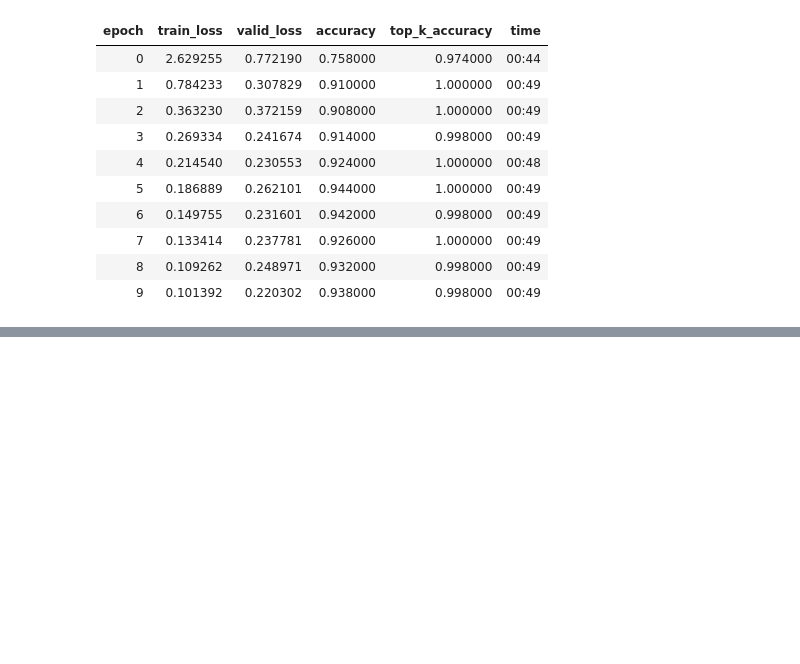
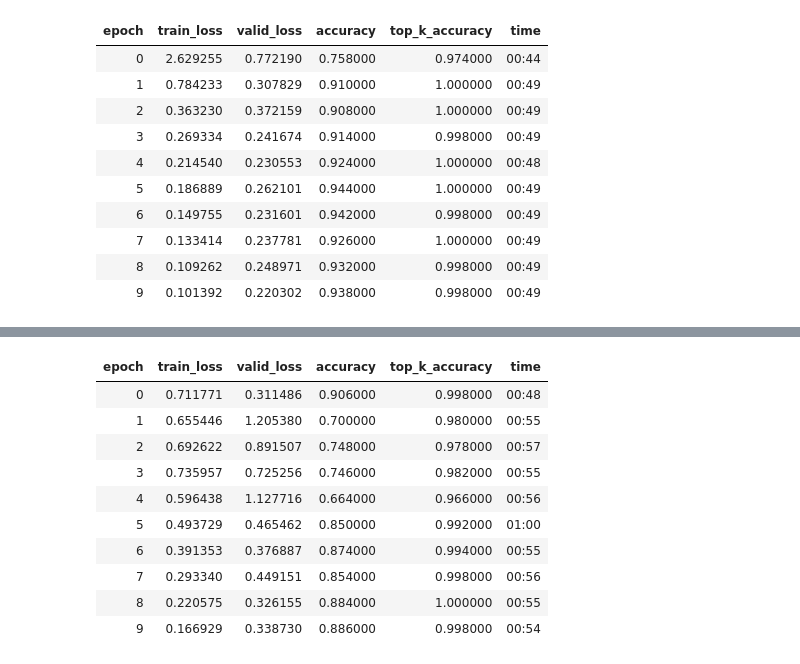
Before and after one commit to mgrankin/SimpleSelfAttention, a Jupyter notebook: PretrainedExamples.ipynb, the cells around one changed output, grey strips where cells are left out. Cells and saved outputs as stored; diff of their text form; code cells hidden in the pictures; blank space fills up the shorter version.

```diff
--- a/PretrainedExamples.ipynb
+++ b/PretrainedExamples.ipynb
@@ -166,0 +214,15 @@
+# %%
+%run pretrained.py --arch resnet50 --pretrained 1 --woof 1 --size 256 --bs 128 \
+        --mixup 0 --sa 1 --epoch 10  --lr 3e-3 --gpu 2 --opt over9000
+# %% [output]
+| epoch | train_loss | valid_loss | accuracy | top_k_accuracy | time |
+| 0 | 0.711771 | 0.311486 | 0.906000 | 0.998000 | 00:48 |
+| 1 | 0.655446 | 1.205380 | 0.700000 | 0.980000 | 00:55 |
+| 2 | 0.692622 | 0.891507 | 0.748000 | 0.978000 | 00:57 |
+| 3 | 0.735957 | 0.725256 | 0.746000 | 0.982000 | 00:55 |
+| 4 | 0.596438 | 1.127716 | 0.664000 | 0.966000 | 00:56 |
+| 5 | 0.493729 | 0.465462 | 0.850000 | 0.992000 | 01:00 |
+| 6 | 0.391353 | 0.376887 | 0.874000 | 0.994000 | 00:55 |
+| 7 | 0.293340 | 0.449151 | 0.854000 | 0.998000 | 00:56 |
+| 8 | 0.220575 | 0.326155 | 0.884000 | 1.000000 | 00:55 |
+| 9 | 0.166929 | 0.338730 | 0.886000 | 0.998000 | 00:54 |
```
Also changed, not shown: parts of 6 cells of this notebook, 6 other files.
